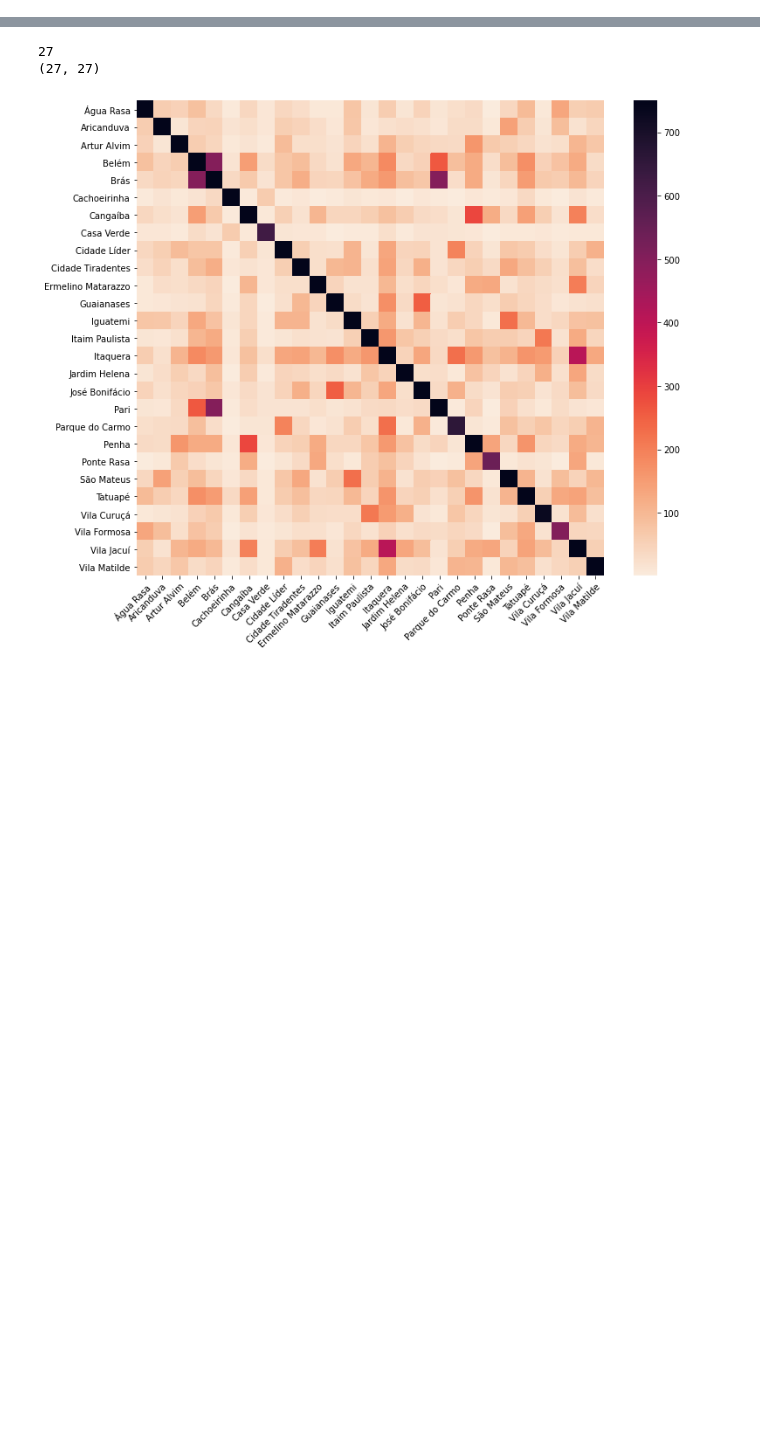
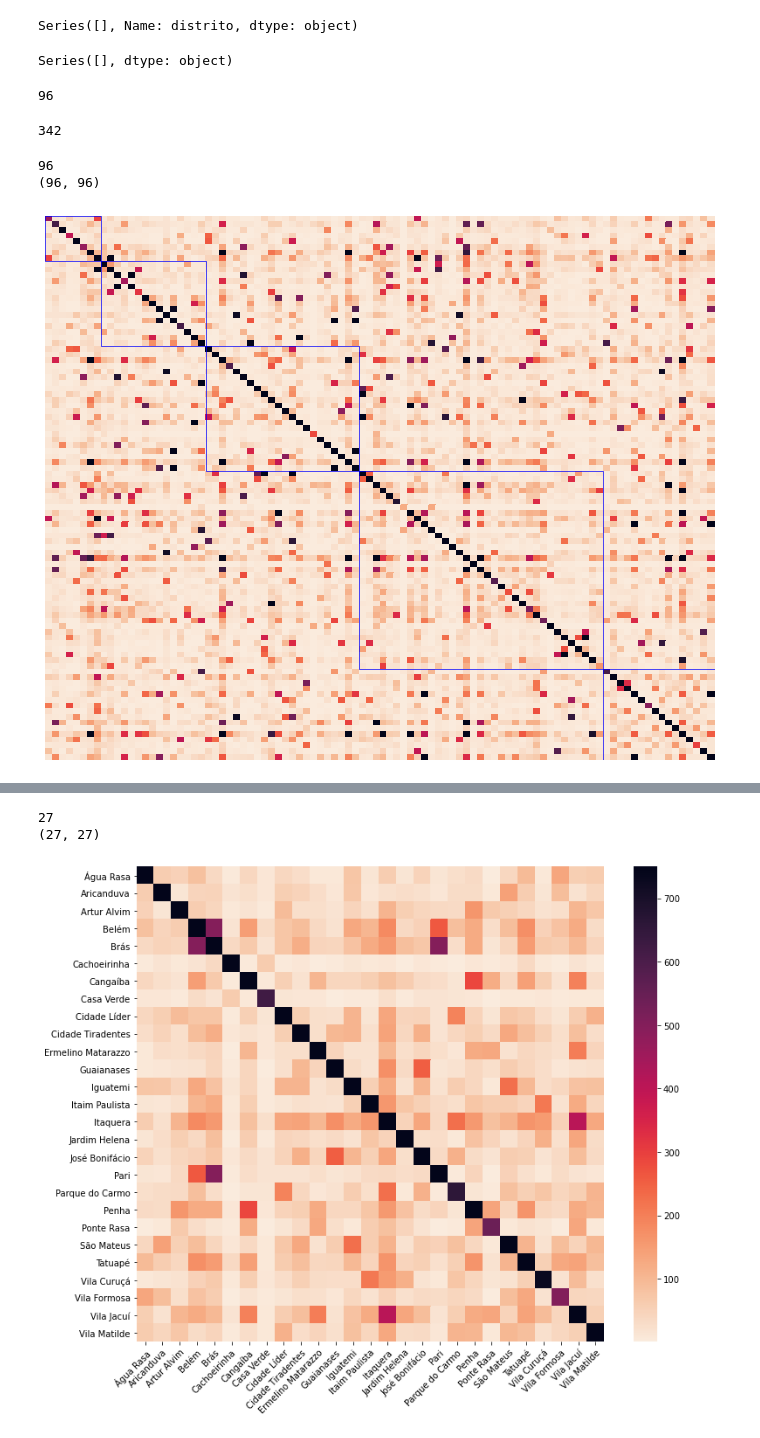
Before and after one commit to yambanis/CovidMDP, a Jupyter notebook: notebooks/Modelagem Grafo SP/Validando modelagem - Contatos por Zona.ipynb, the cells around one changed output, grey strips where cells are left out. Drawn from its saved outputs; the diff is of its cells as text; code cells hidden in the pictures; blank space fills up the shorter version.

```diff
--- a/notebooks/Modelagem Grafo SP/Validando modelagem - Contatos por Zona.ipynb
+++ b/notebooks/Modelagem Grafo SP/Validando modelagem - Contatos por Zona.ipynb
@@ -45,3 +73,27 @@ norte_nomes = dist_df[dist_df['nome'].isin(norte_zones)].sort_values(by='cod_dis
+# %%
+sul_zones = ['Campo Limpo','Capão Redondo','Vila Andrade','Cidade Dutra','Grajaú','Socorro','Cidade Ademar','Pedreira','Cursino',
+'Ipiranga','Sacomã','Jabaquara','Jardim Ângela','Jardim São Luís','Marsilac','Parelheiros','Campo Belo','Campo Grande',
+'Santo Amaro','Moema','Saúde','Vila Mariana']
+
+sul_codes = dist_df[dist_df['distrito'].isin(sul_zones)]['cod_distrito'].unique()
+sul_nomes = dist_df[dist_df['distrito'].isin(sul_zones)].sort_values(by='cod_distrito')['nome'].unique()
+
+tmp = dist_df[dist_df['cod_distrito'].isin(sul_codes)]['distrito']
+print(tmp[~tmp.isin(sul_zones)])
+pd.Series(sul_zones)[~pd.Series(sul_zones).isin(tmp)]
+# %% [output]
+Series([], Name: distrito, dtype: object)
+Series([], dtype: object)
+# %%
+all_codes = np.concatenate([centro_codes, oeste_codes, sul_codes, leste_codes, norte_codes])
+all_codes.size
+# %% [output]
+96
+# %%
+all_nomes = np.concatenate([centro_nomes, oeste_nomes, sul_nomes, leste_nomes, norte_nomes])
+all_nomes.size
+# %% [output]
+342
 # %%
 zona_dist_dict = {}
 for i, row in dist_df[['zona', 'cod_distrito']].iterrows():
@@ -86,4 +153,13 @@ def make_heatmap(df, labels, name, vmax=1500):
     plt.savefig(name)
 
     plt.show()
+# %%
+squares = [len(x) for x in [centro_codes, oeste_codes, sul_codes, leste_codes, norte_codes]]
+dist_dic = make_dist_dic(['school'])
+df_all = make_df(all_codes, dist_dic)
+make_heatmap(df_all, [], name='region_heatmap_school_squares_no_legend.pdf', squares=squares, vmax=500)
+# %% [output]
+96
+(96, 96)
+[figure, added]
 # %%
```
Also changed, not shown: parts of 10 cells of this notebook, 1 other file.
